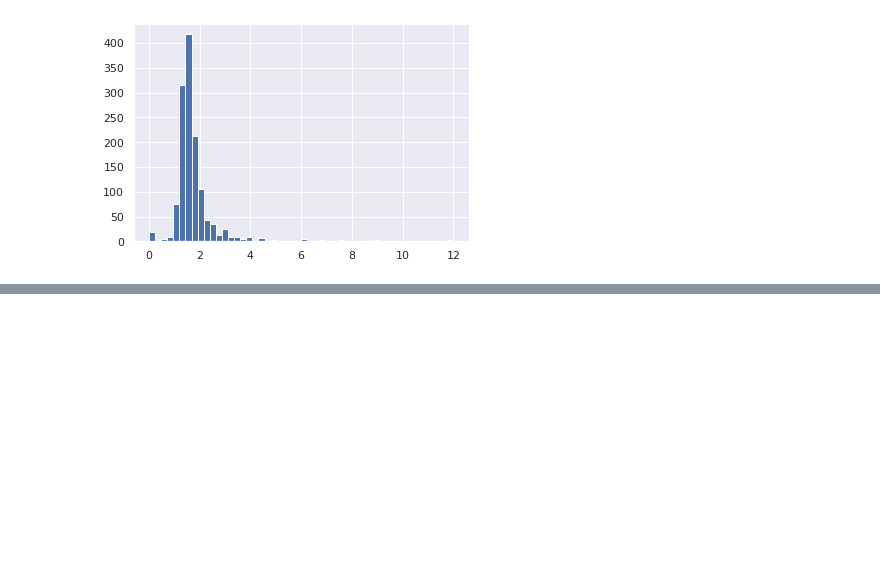
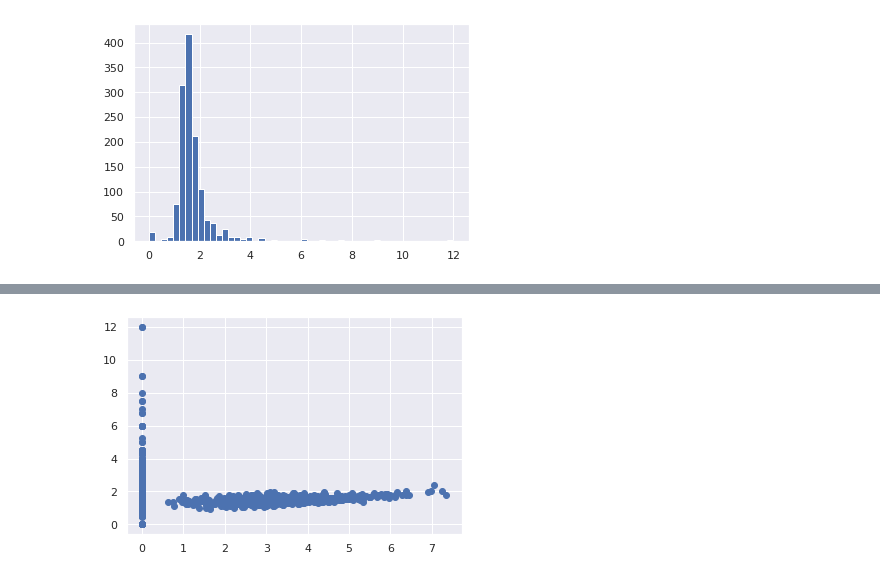
Before and after one commit to VFermat/projeto-redes, a Jupyter notebook: metrics.ipynb, the cells around one changed output, grey strips where cells are left out. Saved outputs shown, nothing was run; the diff lists cells and outputs as text; code cells hidden in the pictures; blank space fills up the shorter version.

```diff
--- a/metrics.ipynb
+++ b/metrics.ipynb
@@ -51,0 +89,4 @@ plt.hist(pitcher_data.WHIP, bins=50);
+# %%
+plt.scatter(pitcher_data.cERA, pitcher_data.WHIP);
+# %% [output]
+[figure, added]
```
Also changed, not shown: parts of 23 cells of this notebook, 11 other files.
